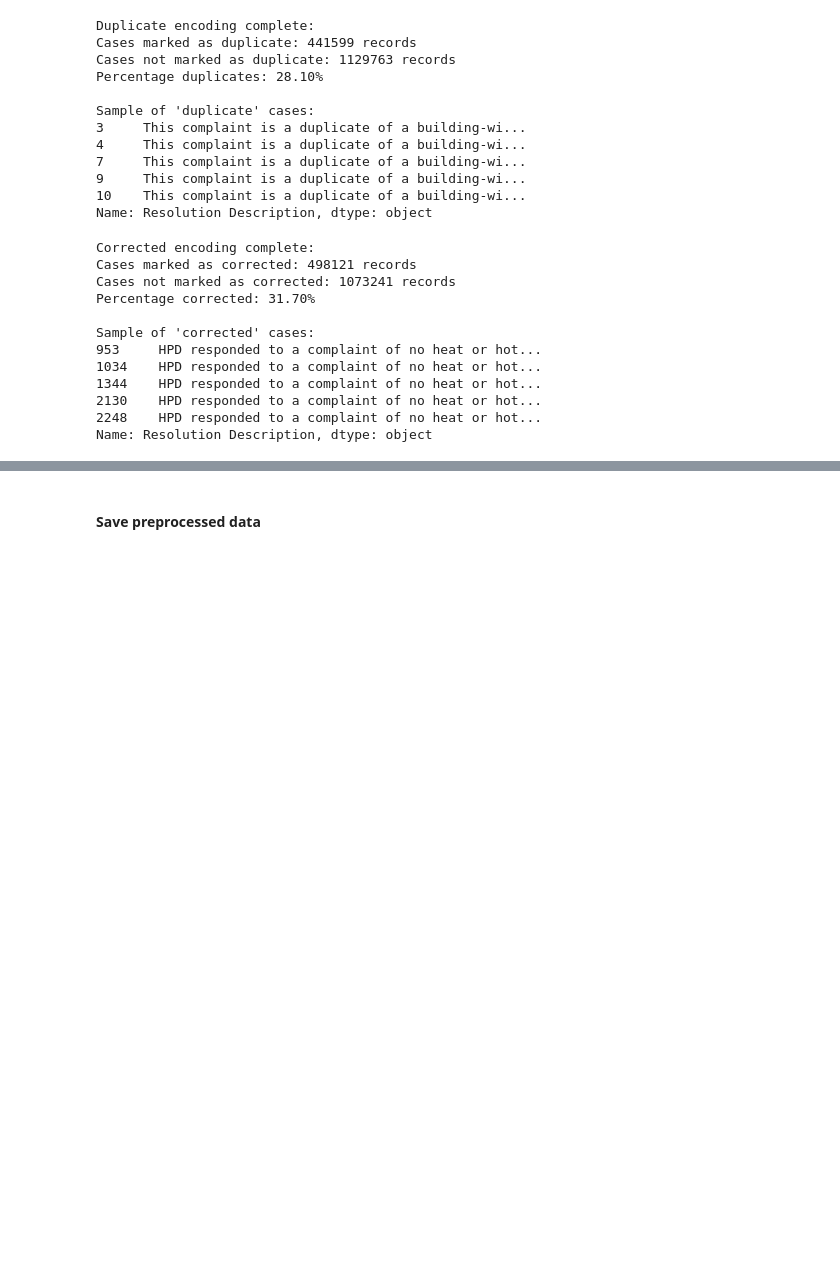
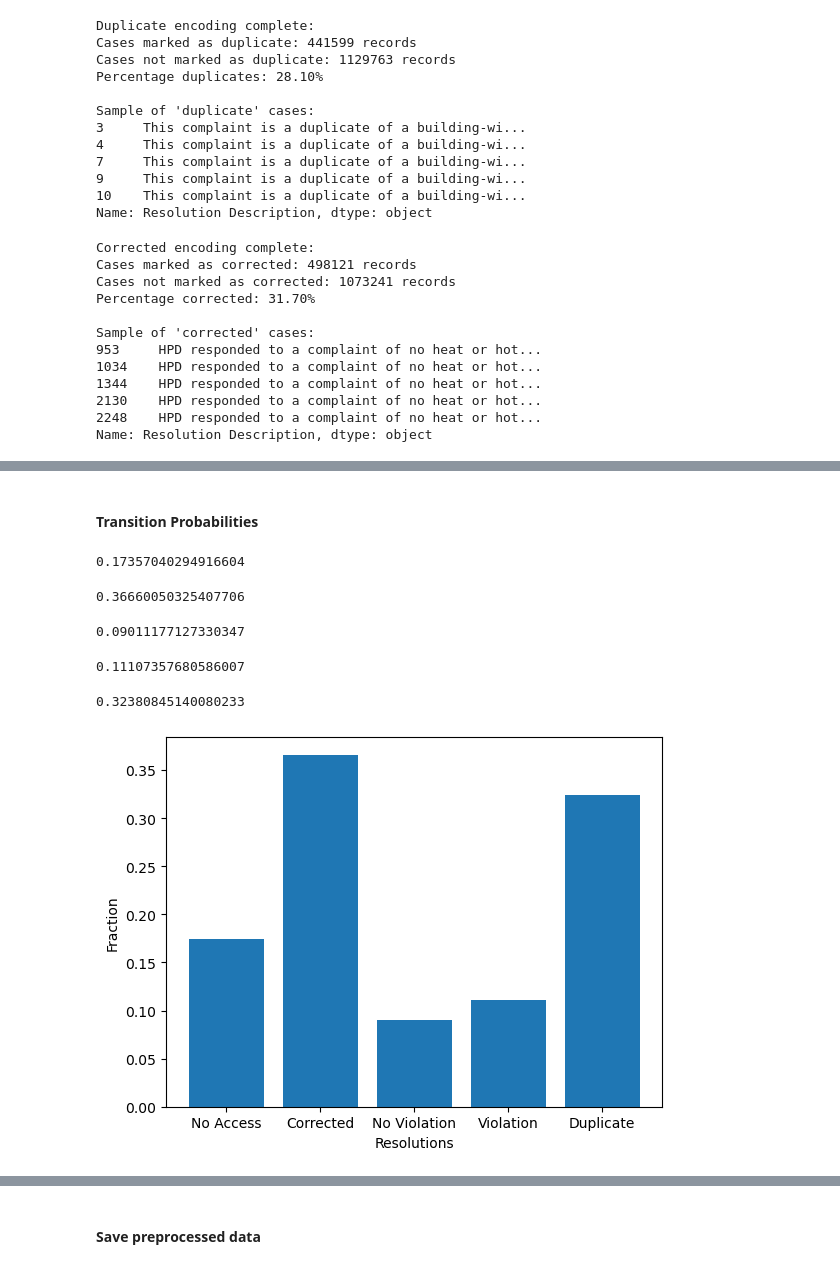
Before and after one commit to zpsheldon/rl-for-housing, a Jupyter notebook: preproc.ipynb, the cells around one changed output, grey strips where cells are left out. Saved outputs shown, nothing was run; the diff lists cells and outputs as text; code cells hidden in the pictures; blank space fills up the shorter version.

```diff
--- a/preproc.ipynb
+++ b/preproc.ipynb
@@ -354,0 +444,31 @@ Note: Categories may overlap - a single report can belong to multiple categories
+# %% [markdown]
+#### Transition Probabilities
+# %%
+len(proc_clean_data[proc_clean_data["No_Access"]==1])/len(proc_clean_data)
+# %% [output]
+0.17357040294916604
+# %%
+len(proc_clean_data[proc_clean_data["Corrected"]==1])/len(proc_clean_data)
+# %% [output]
+0.36660050325407706
+# %%
+len(proc_clean_data[proc_clean_data["No_Violation_Issued"]==1])/len(proc_clean_data)
+# %% [output]
+0.09011177127330347
+# %%
+len(proc_clean_data[proc_clean_data["Violation_Issued"]==1])/len(proc_clean_data)
+# %% [output]
+0.11107357680586007
+# %%
+len(proc_clean_data[proc_clean_data["Duplicate"]==1])/len(proc_clean_data)
+# %% [output]
+0.32380845140080233
+# %%
+fig,axes = plt.subplots(1,1)
+axes.bar(np.arange(5), [0.174, 0.366, 0.09, 0.111, 0.324])
+axes.set_xticks(np.arange(5), ["No Access", "Corrected", "No Violation", "Violation", "Duplicate"])
+axes.set_xlabel("Resolutions")
+axes.set_ylabel("Fraction")
+plt.show()
+# %% [output]
+[figure, added]
```
Also changed, not shown: parts of 9 cells of this notebook, 2 other files.
